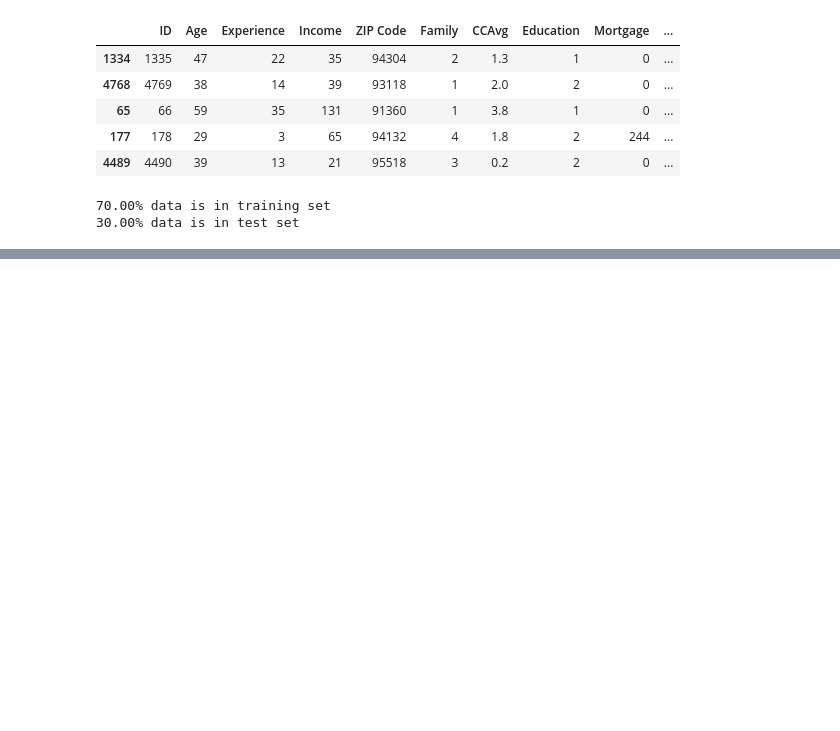
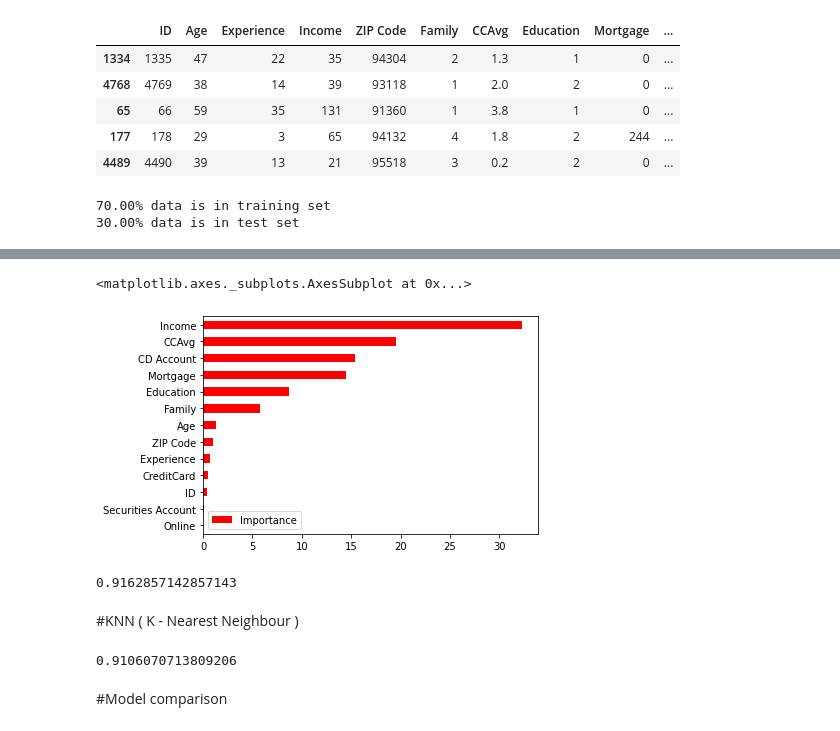
Before and after one commit to vikramgunjal02/Machine-Learning, a Jupyter notebook: internship_project.ipynb, the cells around one changed output, grey strips where cells are left out. Saved outputs shown, nothing was run; the diff lists cells and outputs as text; code cells hidden in the pictures; blank space fills up the shorter version.

```diff
--- a/internship_project.ipynb
+++ b/internship_project.ipynb
@@ -446,0 +603,3 @@ print("{0:0.2f}% data is in test set".format((len(x_test)/len(df.index)) * 100))
+# %%
+randomforest_model = RandomForestClassifier(max_depth=2, random_state=0)
+randomforest_model.fit(x_train, y_train)
@@ -446,0 +615,13 @@ print("{0:0.2f}% data is in test set".format((len(x_test)/len(df.index)) * 100))
+# %%
+Importance = pd.DataFrame({'Importance':randomforest_model.feature_importances_*100}, index=x_train.columns)
+Importance.sort_values('Importance', axis=0, ascending=True).plot(kind='barh', color='r', )
+# %% [output]
+<matplotlib.axes._subplots.AxesSubplot at 0x...>
+[figure, added]
+# %%
+predicted_random=randomforest_model.predict(x_train)
+randomforest_model.score(x_train,y_train)
+# %% [output]
+0.9162857142857143
+# %% [markdown]
+#KNN ( K - Nearest Neighbour )
@@ -446,0 +637,11 @@ print("{0:0.2f}% data is in test set".format((len(x_test)/len(df.index)) * 100))
+# %%
+knn = KNeighborsClassifier(n_neighbors= 21 , weights = 'uniform', metric='euclidean')
+knn.fit(X_Train, Y_Train)
+predicted = knn.predict(X_Test)
+from sklearn.metrics import accuracy_score
+acc = accuracy_score(Y_Test, predicted)
+print(acc)
+# %% [output]
+0.9106070713809206
+# %% [markdown]
+#Model comparison
```
Also changed, not shown: parts of 25 cells of this notebook.
